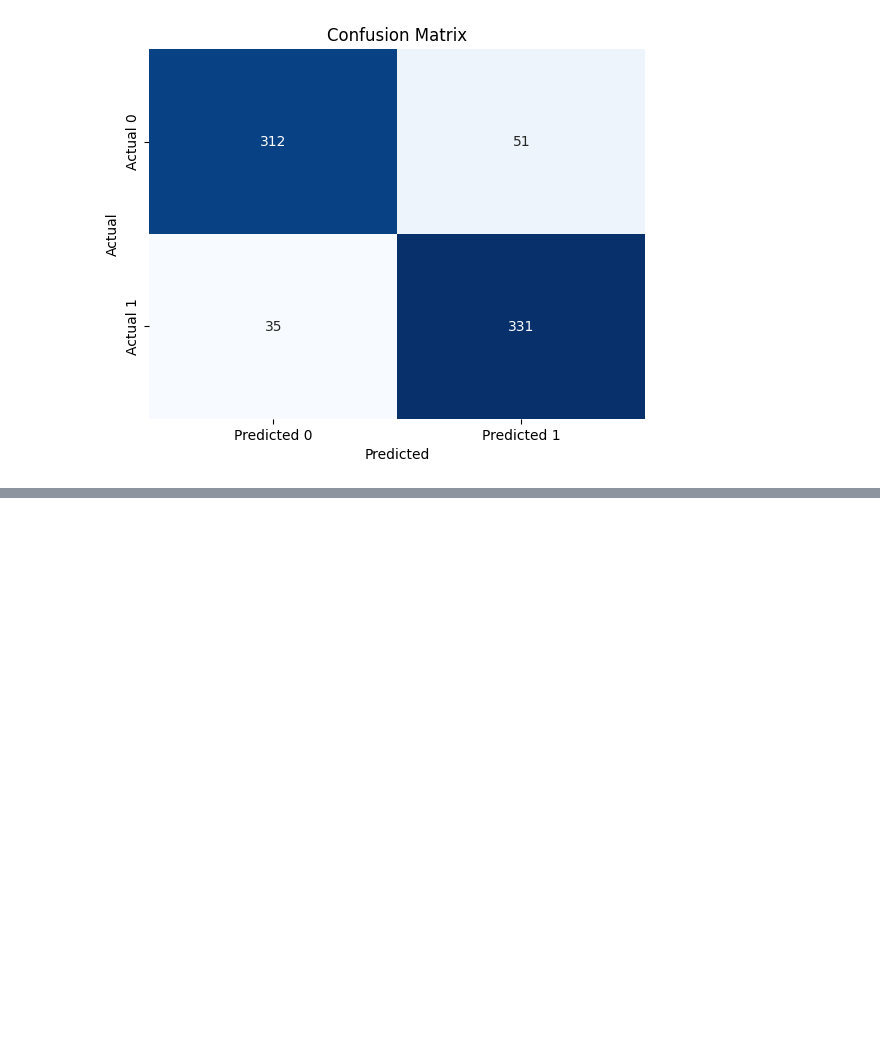
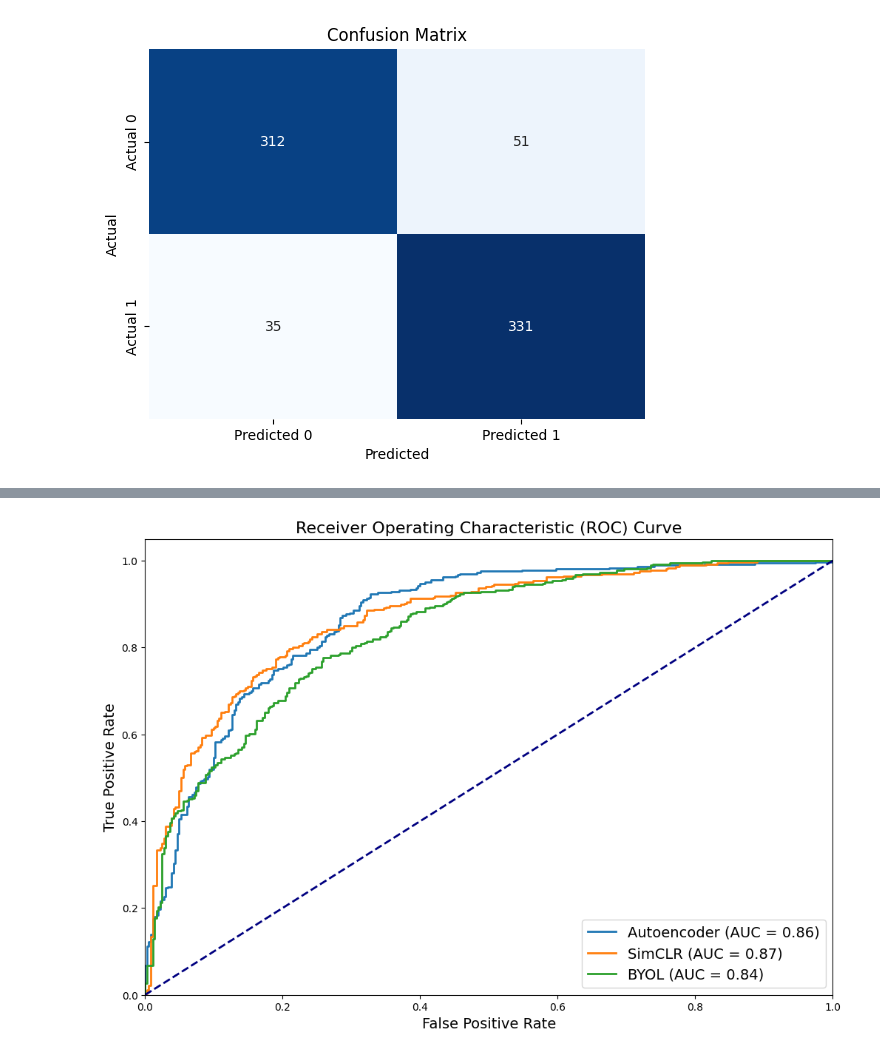
Before and after one commit to tasmia008/Integrating-Supervised-Unsupervised-and-Self-Supervised-Models-for-an-Enhanced-PCOS-Detection, a Jupyter notebook: Integrating_Supervised_,Unsupervised_and_Self_Supervised_Models_for_an_Enhanced_PCOS_Detection.ipynb, the cells around one changed output, grey strips where cells are left out. Saved outputs shown, nothing was run; the diff lists cells and outputs as text; code cells hidden in the pictures; blank space fills up the shorter version.

```diff
--- a/Integrating_Supervised_,Unsupervised_and_Self_Supervised_Models_for_an_Enhanced_PCOS_Detection.ipynb
+++ b/Integrating_Supervised_,Unsupervised_and_Self_Supervised_Models_for_an_Enhanced_PCOS_Detection.ipynb
@@ -1632,0 +1664,46 @@ plot_roc_curve(y_true, probas_dict, model_names)
+# %%
+from sklearn.metrics import roc_curve, auc
+import matplotlib.pyplot as plt
+
+def plot_roc_curve(y_true, probas_dict, model_names, save_path="roc_curve_output.png"):
+    plt.figure(figsize=(12, 8))
+
+    for name, probs in probas_dict.items():
+        fpr, tpr, _ = roc_curve(y_true, probs)
+        roc_auc = auc(fpr, tpr)
+        plt.plot(fpr, tpr, lw=2, label=f'{name} (AUC = {roc_auc:.2f})')
+
+    # Add diagonal reference line
+    plt.plot([0, 1], [0, 1], color='navy', lw=2, linestyle='--')
+
+    # Adjusting font sizes for better readability
+    plt.xlim([0.0, 1.0])
+    plt.ylim([0.0, 1.05])
+    plt.xlabel('False Positive Rate', fontsize=14)
+    plt.ylabel('True Positive Rate', fontsize=14)
+    plt.title('Receiver Operating Characteristic (ROC) Curve', fontsize=16)
+    plt.legend(loc='lower right', fontsize=14)
+
+    # Save the plot before displaying
+    plt.savefig(save_path, dpi=300, bbox_inches='tight')
+
+    # Display the plot
+    plt.show()
+
+# True labels
+y_true = y_test
+
+# Dictionary of predicted probabilities
+probas_dict = {
+    'Autoencoder': probs_autoencoder[:, 1],  # Assuming binary classification
+    'SimCLR': probs_simclr[:, 1],  # Assuming binary classification
+    'BYOL': probs_byol[:, 1]  # Assuming binary classification
+}
+
+# Model names
+model_names = ['Autoencoder', 'SimCLR', 'BYOL']
+
+# Plot and save ROC curves
+plot_roc_curve(y_true, probas_dict, model_names)
+# %% [output]
+[figure, added]
```
Also changed, not shown: parts of 19 cells of this notebook.
